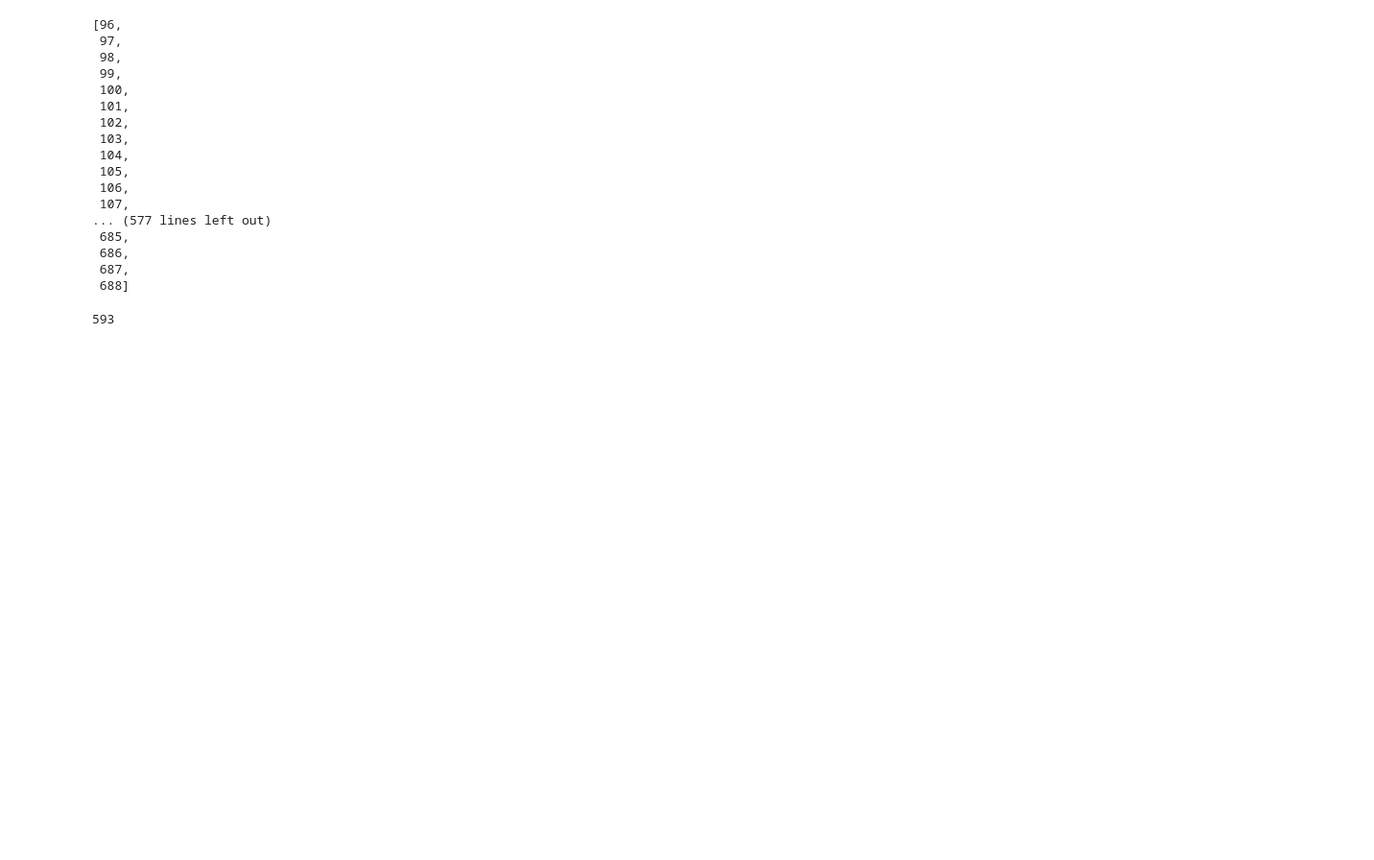
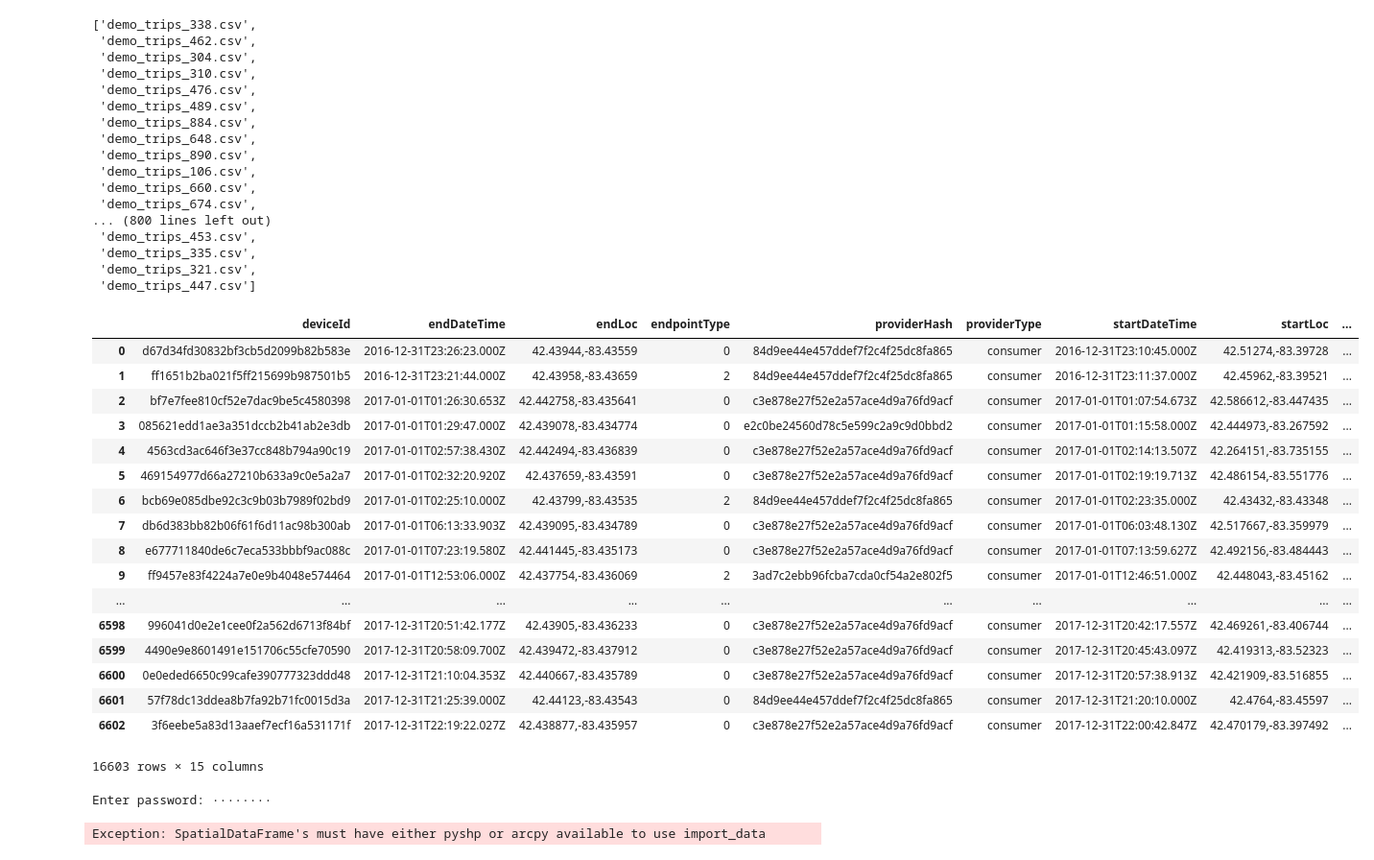
Before and after one commit to knu2xs/trade-area-human-movement, a Jupyter notebook: get_existing_list.ipynb, the cells around one changed output. Shown: that part at 96% size. Cells and saved outputs as stored; diff of their text form; code cells hidden in the pictures; blank space fills up the shorter version.

Commit message:
remove data

```diff
--- a/get_existing_list.ipynb
+++ b/get_existing_list.ipynb
@@ -5,28 +10,58 @@ file_root = 'demo_trips'
 # %%
 f_list = [f for f in os.listdir('.') if os.path.isfile(f) and f.endswith('.csv') and f.startswith(file_root)]
-f_list = [f.split('.')[0] for f in f_list]
-locnum_list = [int(f.split('_').pop()) for f in f_list]
-locnum_list.sort()
-locnum_list
+f_list
 # %% [output]
-[96,
- 97,
- 98,
- 99,
- 100,
- 101,
- 102,
- 103,
- 104,
- 105,
- 106,
- 107,
-... (577 lines left out)
- 685,
- 686,
- 687,
- 688]
+['demo_trips_338.csv',
+ 'demo_trips_462.csv',
+ 'demo_trips_304.csv',
+ 'demo_trips_310.csv',
+ 'demo_trips_476.csv',
+ 'demo_trips_489.csv',
+ 'demo_trips_884.csv',
+ 'demo_trips_648.csv',
+ 'demo_trips_890.csv',
+ 'demo_trips_106.csv',
+ 'demo_trips_660.csv',
+ 'demo_trips_674.csv',
+... (800 lines left out)
+ 'demo_trips_453.csv',
+ 'demo_trips_335.csv',
+ 'demo_trips_321.csv',
+ 'demo_trips_447.csv']
-# %%
-len(locnum_list)
-# %% [output]
-593
+# %%
+df = pd.read_csv(f_list.pop(), index_col=0)
+
+# required because SHAPE is loaded as a string, and must be a dictionary to be properly
+# recognized by the SpatialDataFrame constructor
+df.SHAPE = df.SHAPE.apply(lambda v: ast.literal_eval(v))
+# %%
+sdf = SpatialDataFrame(df)
+sdf
+# %% [output]
+|  | deviceId | endDateTime | endLoc | endpointType | providerHash | providerType | startDateTime | startLoc | ... |
+| 0 | d67d34fd30832bf3cb5d2099b82b583e | 2016-12-31T23:26:23.000Z | 42.43944,-83.43559 | 0 | 84d9ee44e457ddef7f2c4f25dc8fa865 | consumer | 2016-12-31T23:10:45.000Z | 42.51274,-83.39728 | ... |
+| 1 | ff1651b2ba021f5ff215699b987501b5 | 2016-12-31T23:21:44.000Z | 42.43958,-83.43659 | 2 | 84d9ee44e457ddef7f2c4f25dc8fa865 | consumer | 2016-12-31T23:11:37.000Z | 42.45962,-83.39521 | ... |
+| 2 | bf7e7fee810cf52e7dac9be5c4580398 | 2017-01-01T01:26:30.653Z | 42.442758,-83.435641 | 0 | c3e878e27f52e2a57ace4d9a76fd9acf | consumer | 2017-01-01T01:07:54.673Z | 42.586612,-83.447435 | ... |
+| 3 | 085621edd1ae3a351dccb2b41ab2e3db | 2017-01-01T01:29:47.000Z | 42.439078,-83.434774 | 0 | e2c0be24560d78c5e599c2a9c9d0bbd2 | consumer | 2017-01-01T01:15:58.000Z | 42.444973,-83.267592 | ... |
+| 4 | 4563cd3ac646f3e37cc848b794a90c19 | 2017-01-01T02:57:38.430Z | 42.442494,-83.436839 | 0 | c3e878e27f52e2a57ace4d9a76fd9acf | consumer | 2017-01-01T02:14:13.507Z | 42.264151,-83.735155 | ... |
+| 5 | 469154977d66a27210b633a9c0e5a2a7 | 2017-01-01T02:32:20.920Z | 42.437659,-83.43591 | 0 | c3e878e27f52e2a57ace4d9a76fd9acf | consumer | 2017-01-01T02:19:19.713Z | 42.486154,-83.551776 | ... |
+| 6 | bcb69e085dbe92c3c9b03b7989f02bd9 | 2017-01-01T02:25:10.000Z | 42.43799,-83.43535 | 2 | 84d9ee44e457ddef7f2c4f25dc8fa865 | consumer | 2017-01-01T02:23:35.000Z | 42.43432,-83.43348 | ... |
+| 7 | db6d383bb82b06f61f6d11ac98b300ab | 2017-01-01T06:13:33.903Z | 42.439095,-83.434789 | 0 | c3e878e27f52e2a57ace4d9a76fd9acf | consumer | 2017-01-01T06:03:48.130Z | 42.517667,-83.359979 | ... |
+| 8 | e677711840de6c7eca533bbbf9ac088c | 2017-01-01T07:23:19.580Z | 42.441445,-83.435173 | 0 | c3e878e27f52e2a57ace4d9a76fd9acf | consumer | 2017-01-01T07:13:59.627Z | 42.492156,-83.484443 | ... |
+| 9 | ff9457e83f4224a7e0e9b4048e574464 | 2017-01-01T12:53:06.000Z | 42.437754,-83.436069 | 2 | 3ad7c2ebb96fcba7cda0cf54a2e802f5 | consumer | 2017-01-01T12:46:51.000Z | 42.448043,-83.45162 | ... |
+| ... | ... | ... | ... | ... | ... | ... | ... | ... | ... |
+| 6598 | 996041d0e2e1cee0f2a562d6713f84bf | 2017-12-31T20:51:42.177Z | 42.43905,-83.436233 | 0 | c3e878e27f52e2a57ace4d9a76fd9acf | consumer | 2017-12-31T20:42:17.557Z | 42.469261,-83.406744 | ... |
+| 6599 | 4490e9e8601491e151706c55cfe70590 | 2017-12-31T20:58:09.700Z | 42.439472,-83.437912 | 0 | c3e878e27f52e2a57ace4d9a76fd9acf | consumer | 2017-12-31T20:45:43.097Z | 42.419313,-83.52323 | ... |
+| 6600 | 0e0eded6650c99cafe390777323ddd48 | 2017-12-31T21:10:04.353Z | 42.440667,-83.435789 | 0 | c3e878e27f52e2a57ace4d9a76fd9acf | consumer | 2017-12-31T20:57:38.913Z | 42.421909,-83.516855 | ... |
+| 6601 | 57f78dc13ddea8b7fa92b71fc0015d3a | 2017-12-31T21:25:39.000Z | 42.44123,-83.43543 | 0 | 84d9ee44e457ddef7f2c4f25dc8fa865 | consumer | 2017-12-31T21:20:10.000Z | 42.4764,-83.45597 | ... |
+| 6602 | 3f6eebe5a83d13aaef7ecf16a531171f | 2017-12-31T22:19:22.027Z | 42.438877,-83.435957 | 0 | c3e878e27f52e2a57ace4d9a76fd9acf | consumer | 2017-12-31T22:00:42.847Z | 42.470179,-83.397492 | ... |
+16603 rows × 15 columns
+# %%
+gis = GIS(url='https://commteamretail.maps.arcgis.com', username='jmccune_retail')
+# %% [output]
+Enter password: ········
+# %%
+resp = sdf.to_featurelayer('national_store_inrix_origins', gis, 'human movement')
+resp
+# %% [output]
+Exception: SpatialDataFrame's must have either pyshp or arcpy available to use import_data
```
Also changed, not shown: parts of 2 cells of this notebook, 2 other files.
